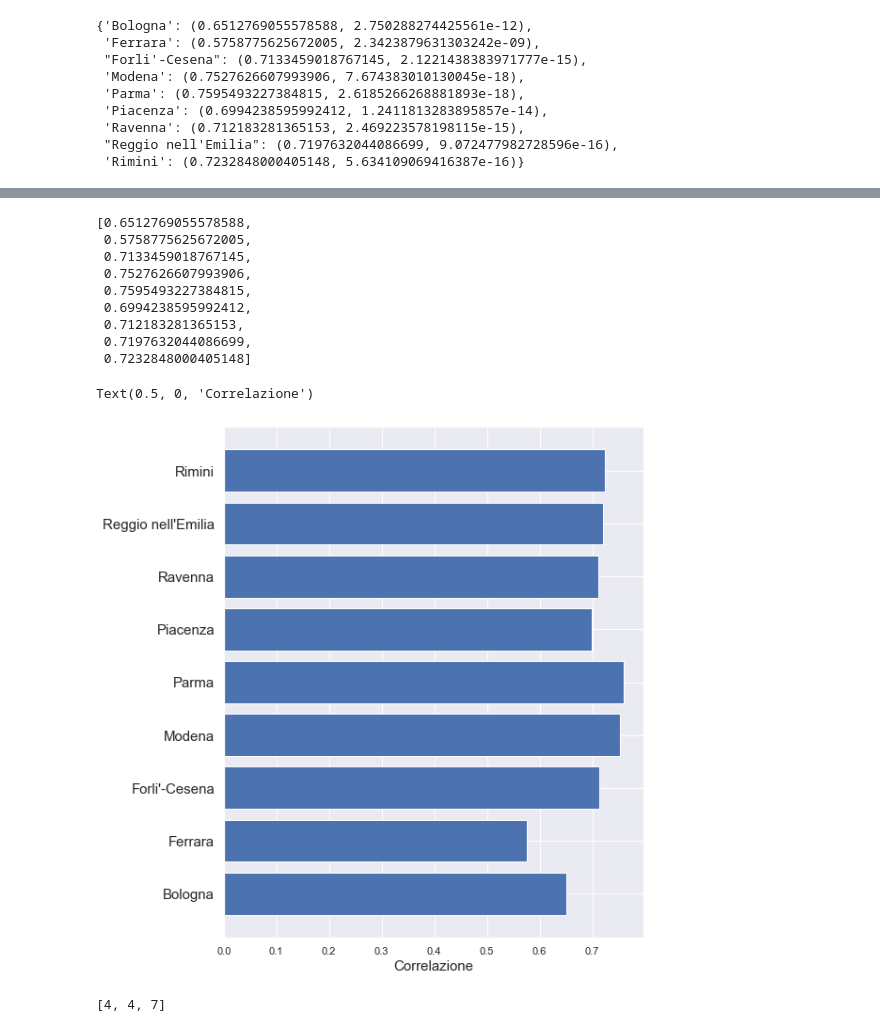
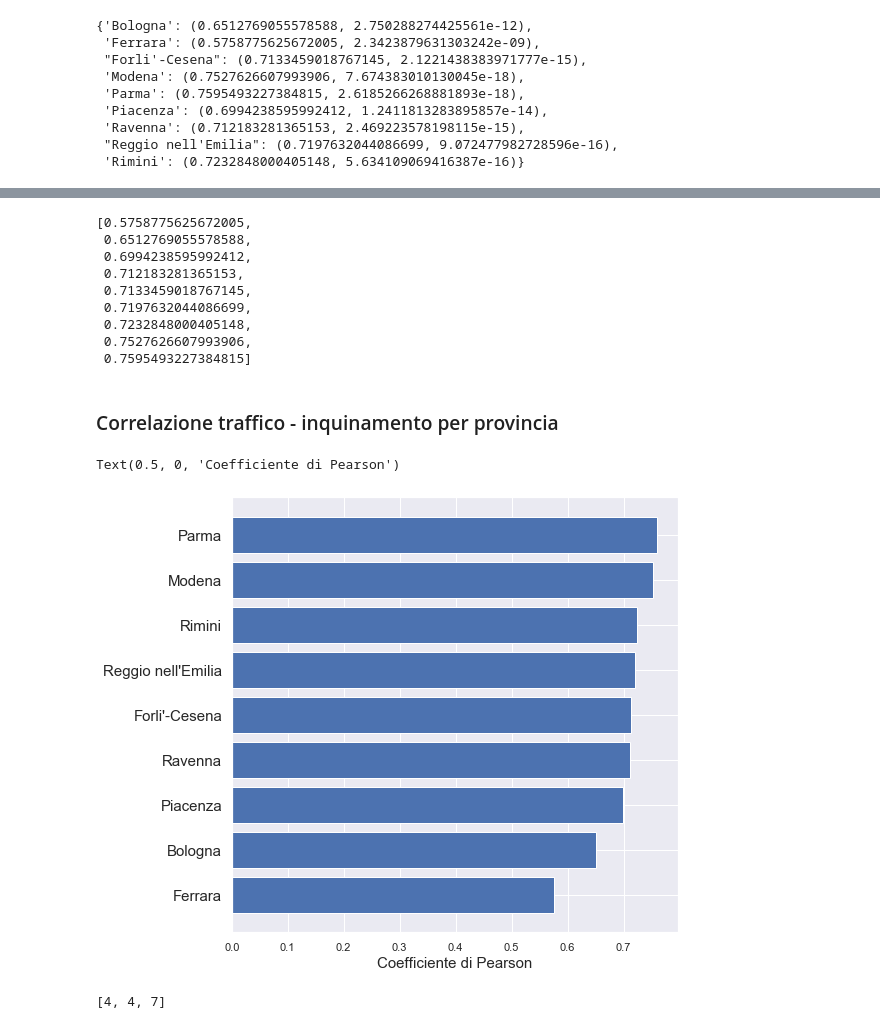
Before and after one commit to alketcecaj12/FlussiMTS, a Jupyter notebook: Inquinamento.ipynb, the cells around one changed output, grey strips where cells are left out. Drawn from its saved outputs; the diff is of its cells as text; code cells hidden in the pictures.

Commit message:
sorted correlation by province

```diff
--- a/Inquinamento.ipynb
+++ b/Inquinamento.ipynb
@@ -241,7 +241,7 @@ corr_per_prov= {}
 prov_num = [0] * 91
 for i, k in agg_by_province:
     provincia_i = i
-    df_provincia_i = provincie[provincia_i]
+    df_provincia_i = province[provincia_i]
     agg_by_stz = df_provincia_i.groupby(by = ['Stazione'])
     città = k['Z.Totale'].values
     counter = 0
@@ -350,3 +350,6 @@ corr_per_prov
  'Ravenna': (0.712183281365153, 2.469223578198115e-15),
  "Reggio nell'Emilia": (0.7197632044086699, 9.072477982728596e-16),
  'Rimini': (0.7232848000405148, 5.634109069416387e-16)}
+# %%
+sorted_corr_prov = {k: v for k, v in sorted(corr_per_prov.items(), key=lambda item: item[1])}
+sorted_corr_prov
@@ -354,29 +367,31 @@ corr_per_prov
 correlations_prov = []
 città_prov = []
 
-for k, v in corr_per_prov.items():
+for k, v in sorted_corr_prov.items():
     #print(type(k), type(v))
     correlations_prov.append(v[0])
     città_prov.append(k)
 correlations_prov
 # %% [output]
-[0.6512769055578588,
- 0.5758775625672005,
- 0.7133459018767145,
- 0.7527626607993906,
- 0.7595493227384815,
+[0.5758775625672005,
+ 0.6512769055578588,
  0.6994238595992412,
  0.712183281365153,
+ 0.7133459018767145,
  0.7197632044086699,
- 0.7232848000405148]
+ 0.7232848000405148,
+ 0.7527626607993906,
+ 0.7595493227384815]
+# %% [markdown]
+### Correlazione traffico - inquinamento per provincia
 # %%
-plt.figure(figsize = (8,10))
+plt.figure(figsize = (8,8))
 plt.barh(città_prov,correlations_prov)
 plt.yticks(città_prov, size = 15)
-plt.xlabel('Correlazione', size = 15)
+plt.xlabel('Coefficiente di Pearson', size = 15)
 # %% [output]
-Text(0.5, 0, 'Correlazione')
+Text(0.5, 0, 'Coefficiente di Pearson')
-[figure, old version]
+[figure, new version]
 # %%
 l1 = [1, 2, 3]
 l2 = [3, 2, 4]
```
Also changed, not shown: parts of 1 cell of this notebook.
